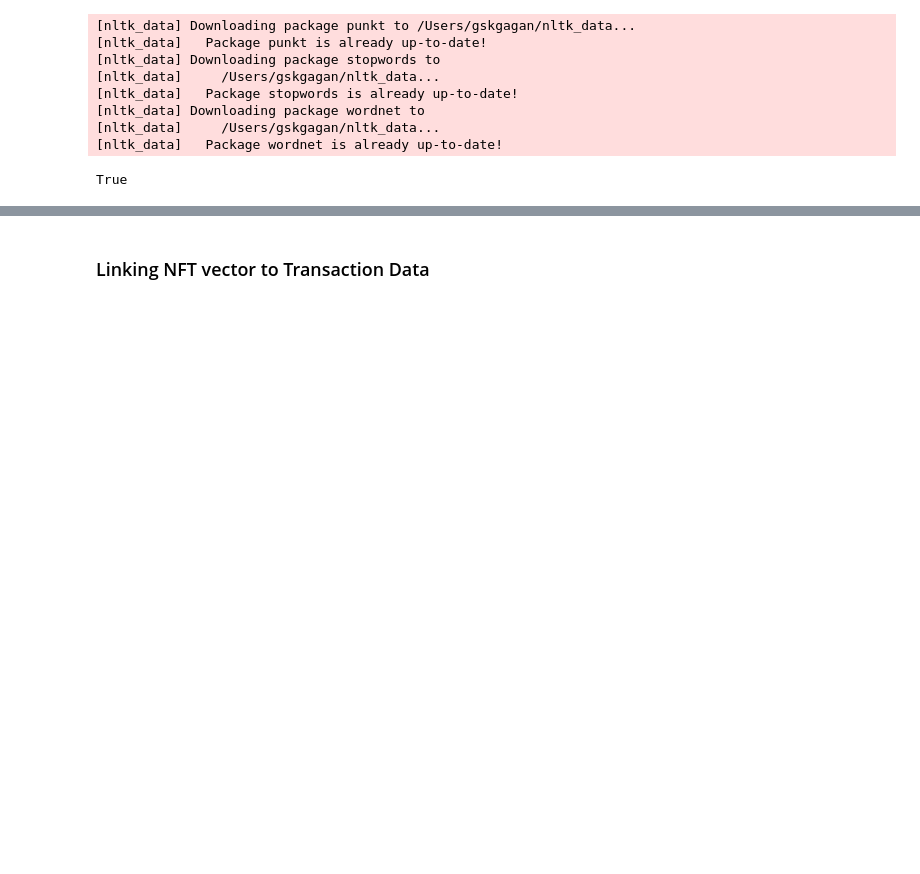
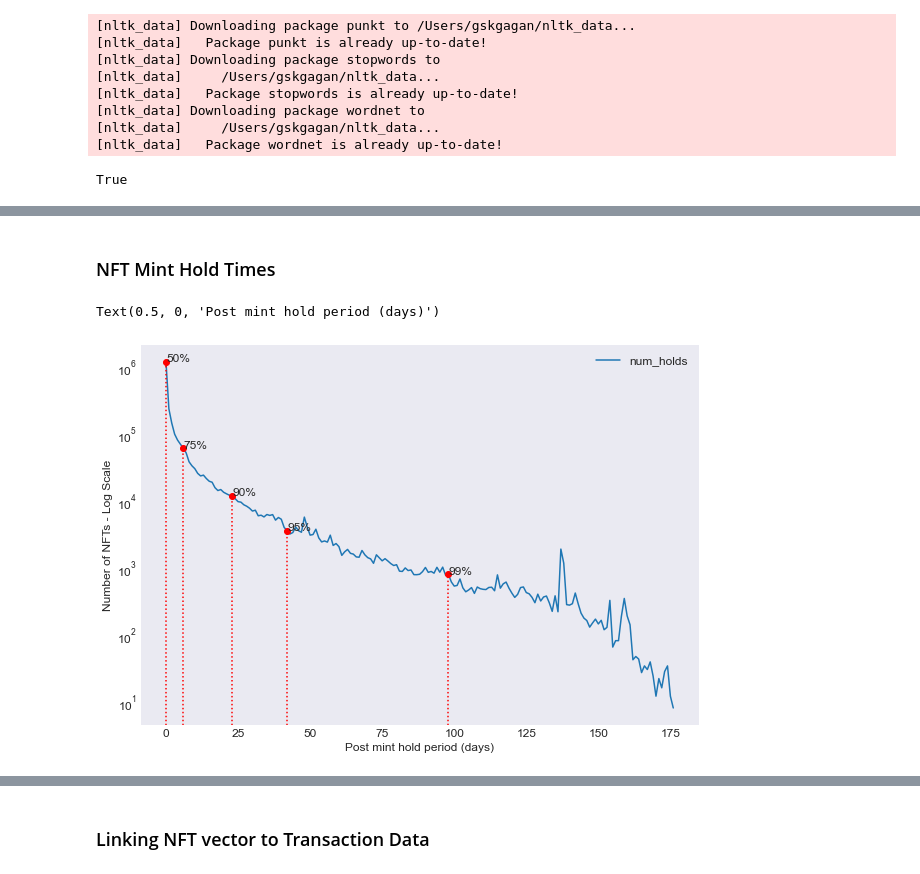
Before and after one commit to gsk-gagan/nft_analyser, a Jupyter notebook: notebooks/main.ipynb, the cells around one changed output, grey strips where cells are left out. Cells and saved outputs as stored; diff of their text form; code cells hidden in the pictures; blank space fills up the shorter version.

```diff
--- a/notebooks/main.ipynb
+++ b/notebooks/main.ipynb
@@ -38,0 +141,22 @@ True
+# %% [markdown]
+### NFT Mint Hold Times
+# %%
+df = helper.get_table('mint_holding_times')
+df = df.set_index('days')
+# %%
+total_nfts = df['num_holds'].sum()
+percentages = [50, 75, 90, 95, 99]
+cum_df = df.cumsum()
+num_days = [(cum_df - total_nfts*p/100).abs().sort_values(by='num_holds').index[0] for p in percentages]
+# %%
+plt.figure()
+ax = plt.gca()
+df.plot(logy=True, ax=ax)
+ax.stem(num_days, df.loc[num_days].values, linefmt='r:', markerfmt='ro')
+for p, x, y in zip(percentages, num_days, df.loc[num_days].values):
+    ax.text(x, y, f'{p}%')
+ax.set_ylabel('Number of NFTs - Log Scale')
+ax.set_xlabel('Post mint hold period (days)')
+# %% [output]
+Text(0.5, 0, 'Post mint hold period (days)')
+[figure, added]
```
Also changed, not shown: parts of 66 cells of this notebook, 8 other files.
